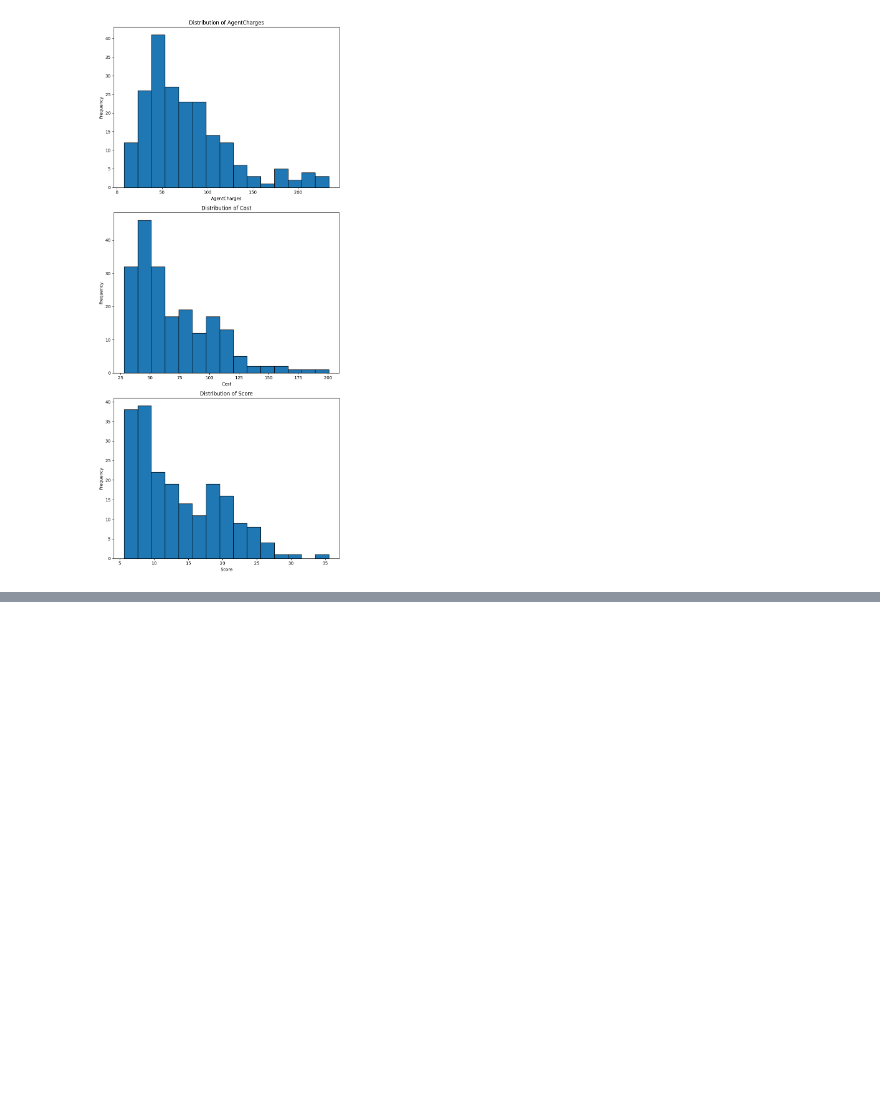
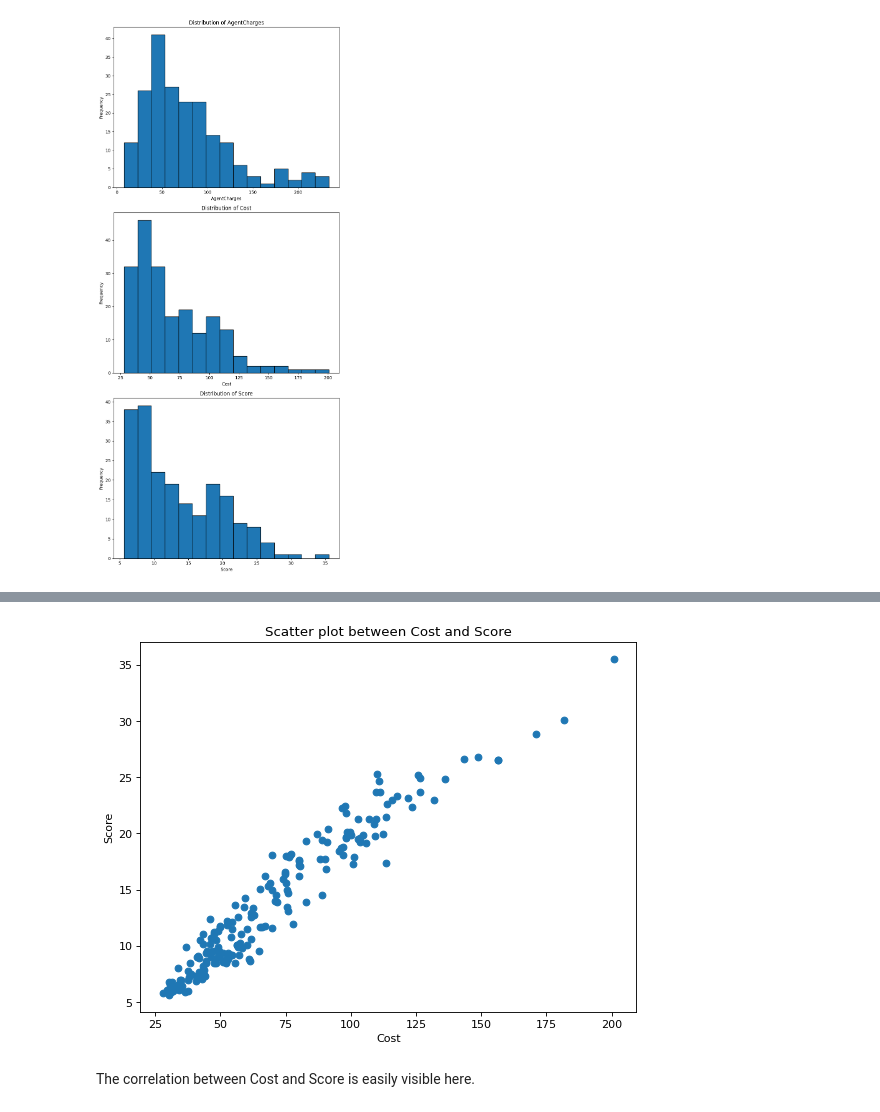
Before and after one commit to M-Abdullah-D/Training_Projects, a Jupyter notebook: Linear Regression Model Project/Notebook.ipynb, the cells around one changed output, grey strips where cells are left out. Drawn from its saved outputs; the diff is of its cells as text; code cells hidden in the pictures; blank space fills up the shorter version.

```diff
--- a/Linear Regression Model Project/Notebook.ipynb
+++ b/Linear Regression Model Project/Notebook.ipynb
@@ -183,0 +227,13 @@ plt.show()
+# %%
+figure(figsize=(8, 6), dpi=80)
+plt.scatter(df['Cost'], df['Score'])
+
+# label
+
+plt.xlabel("Cost")
+plt.ylabel("Score")
+plt.title("Scatter plot between Cost and Score");
+# %% [output]
+[figure, added]
+# %% [markdown]
+The correlation between Cost and Score is easily visible here.
```
Also changed, not shown: parts of 4 cells of this notebook.
